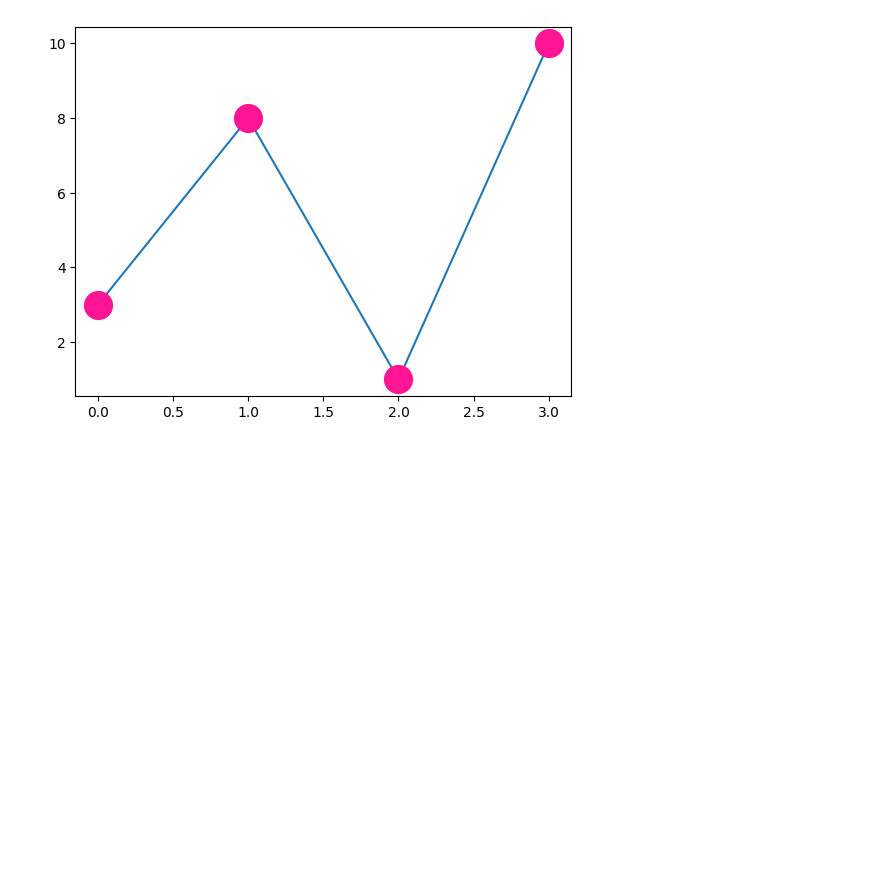
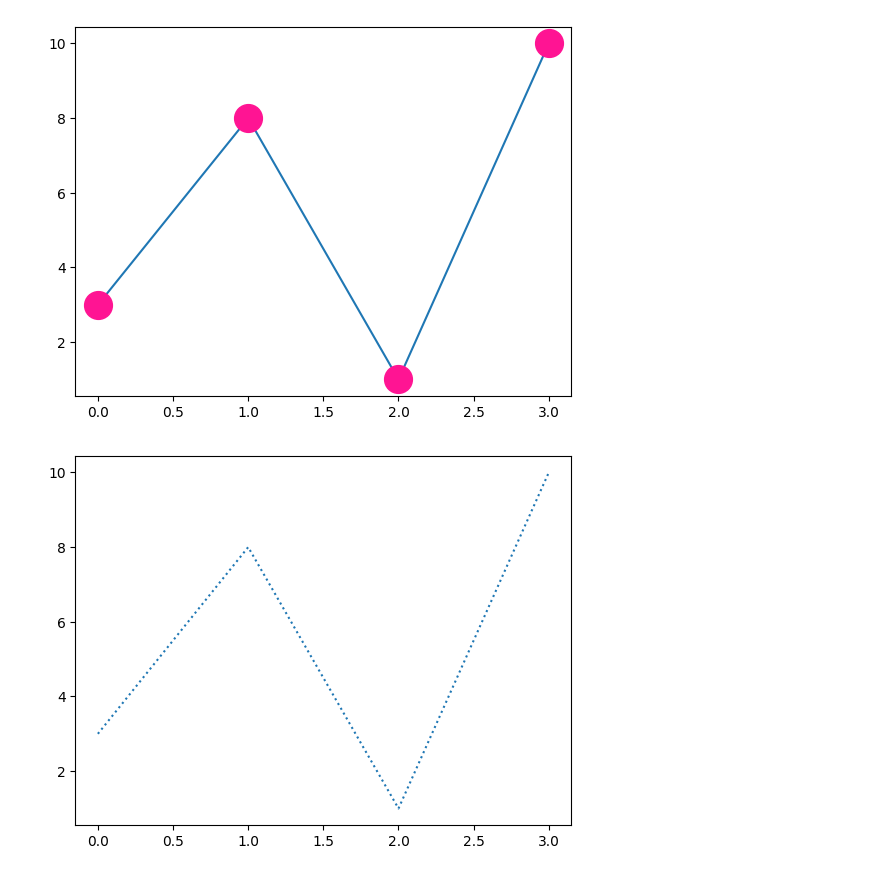
Before and after one commit to Krriisshna/InternshipBharatSkillz, a Jupyter notebook: DataAnalysis/Matplotlib.ipynb, the cells around one changed output. Cells and saved outputs as stored; diff of their text form; code cells hidden in the pictures; blank space fills up the shorter version.

Commit message:
Matplotlib learned upto Scatter plots

```diff
--- a/DataAnalysis/Matplotlib.ipynb
+++ b/DataAnalysis/Matplotlib.ipynb
@@ -92,3 +92,8 @@ plt.plot(ypoints, marker = 'o', ms = 20, mec = 'deeppink', mfc = 'deeppink')
 plt.show()
 # %% [output]
 [figure]
+# %%
+plt.plot(ypoints, linestyle = 'dotted') #ls(linestyle)
+plt.show()
+# %% [output]
+[figure, added]
```
Also changed, not shown: parts of 31 cells of this notebook.
